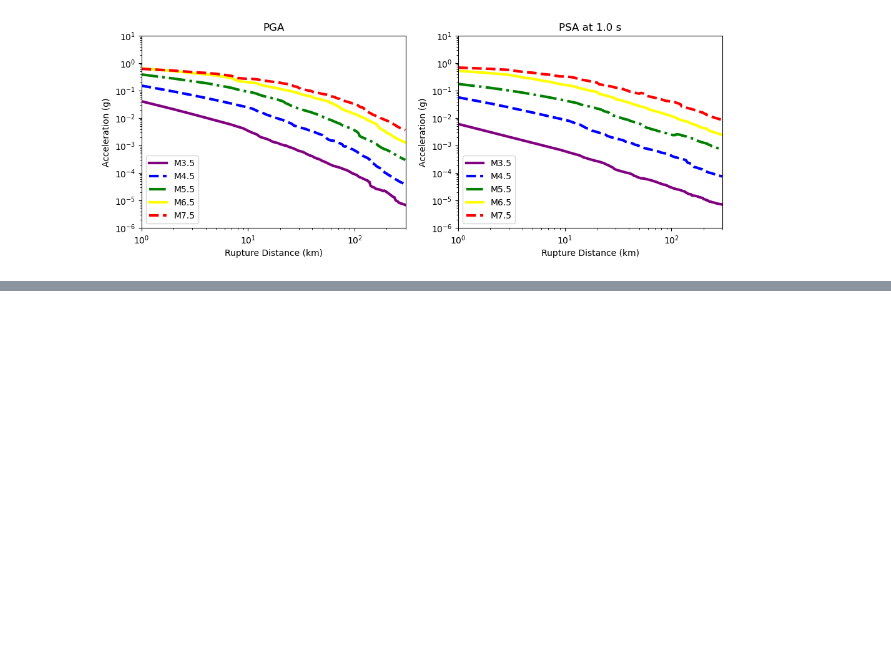
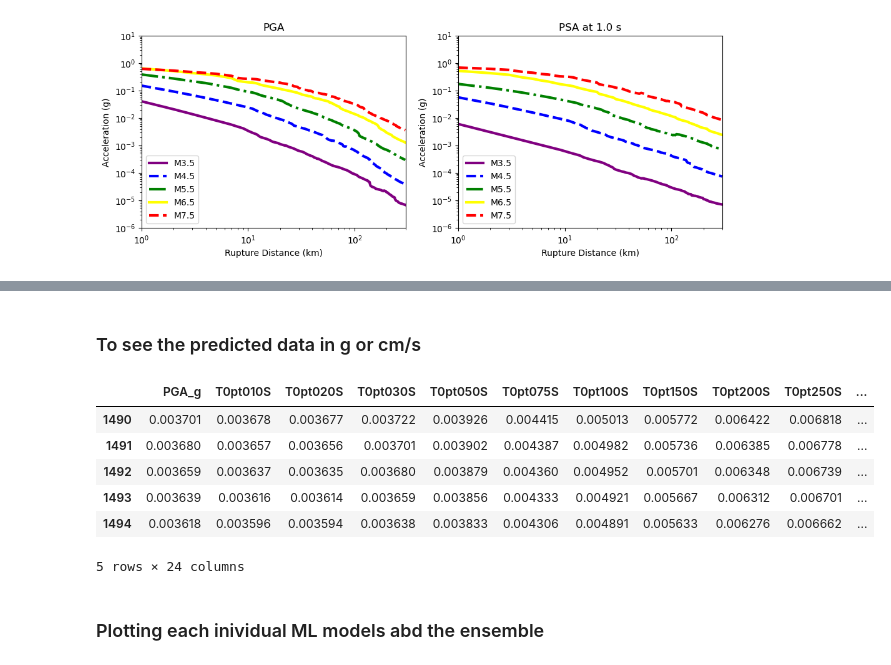
Before and after one commit to farhadseda/ML-Based-GMMs-for-NGA-West2, a Jupyter notebook: ShowCase.ipynb, the cells around one changed output, grey strips where cells are left out. Drawn from its saved outputs; the diff is of its cells as text; code cells hidden in the pictures; blank space fills up the shorter version.

```diff
--- a/ShowCase.ipynb
+++ b/ShowCase.ipynb
@@ -131,0 +171,14 @@ Text(0.5, 1.0, 'PSA at 1.0 s')
+# %% [markdown]
+### To see the predicted data in g or cm/s
+# %%
+np.exp(df_plot_predict_ensemble.tail())
+# %% [output]
+|  | PGA_g | T0pt010S | T0pt020S | T0pt030S | T0pt050S | T0pt075S | T0pt100S | T0pt150S | T0pt200S | T0pt250S | ... |
+| 1490 | 0.003701 | 0.003678 | 0.003677 | 0.003722 | 0.003926 | 0.004415 | 0.005013 | 0.005772 | 0.006422 | 0.006818 | ... |
+| 1491 | 0.003680 | 0.003657 | 0.003656 | 0.003701 | 0.003902 | 0.004387 | 0.004982 | 0.005736 | 0.006385 | 0.006778 | ... |
+| 1492 | 0.003659 | 0.003637 | 0.003635 | 0.003680 | 0.003879 | 0.004360 | 0.004952 | 0.005701 | 0.006348 | 0.006739 | ... |
+| 1493 | 0.003639 | 0.003616 | 0.003614 | 0.003659 | 0.003856 | 0.004333 | 0.004921 | 0.005667 | 0.006312 | 0.006701 | ... |
+| 1494 | 0.003618 | 0.003596 | 0.003594 | 0.003638 | 0.003833 | 0.004306 | 0.004891 | 0.005633 | 0.006276 | 0.006662 | ... |
+5 rows × 24 columns
+# %% [markdown]
+### Plotting each inividual ML models abd the ensemble
```
Also changed, not shown: parts of 17 cells of this notebook.
